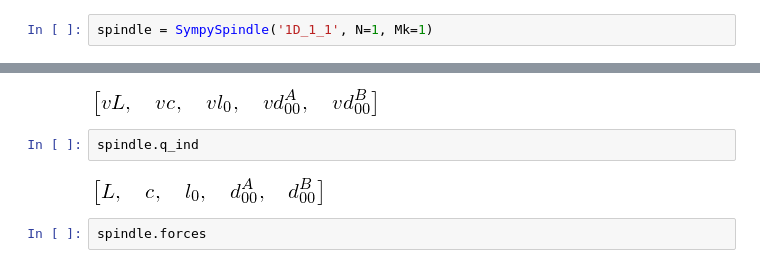
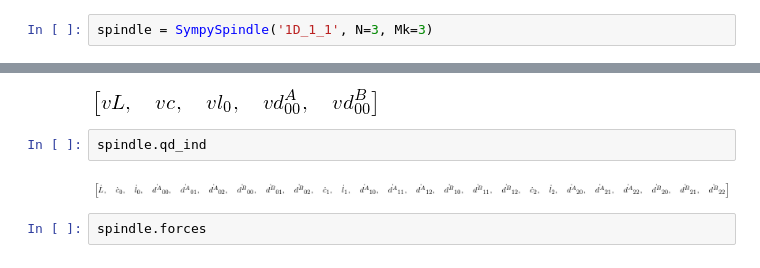
Before and after one commit to glyg/notebooks, a Jupyter notebook: kt_sim/1D spindle.ipynb, the cells around one changed output, grey strips where cells are left out. Saved outputs shown, nothing was run; the diff lists cells and outputs as text.

```diff
--- a/kt_sim/1D spindle.ipynb
+++ b/kt_sim/1D spindle.ipynb
@@ -31,4 +28,4 @@ Automatic pdb calling has been turned OFF
 # %%
-spindle = SympySpindle('1D_1_1', N=1, Mk=1)
+spindle = SympySpindle('1D_1_1', N=3, Mk=3)
 # %%
 spindle.kanesmethod()
@@ -80,9 +123,9 @@ spindle.u_ind
 # %% [output]
 [figure]
 # %%
-spindle.q_ind
+spindle.qd_ind
 # %% [output]
-[figure, old version]
+[figure, new version]
 # %%
 spindle.forces
 # %% [output]
```
Also changed, not shown: parts of 18 cells of this notebook, 1 other file.
